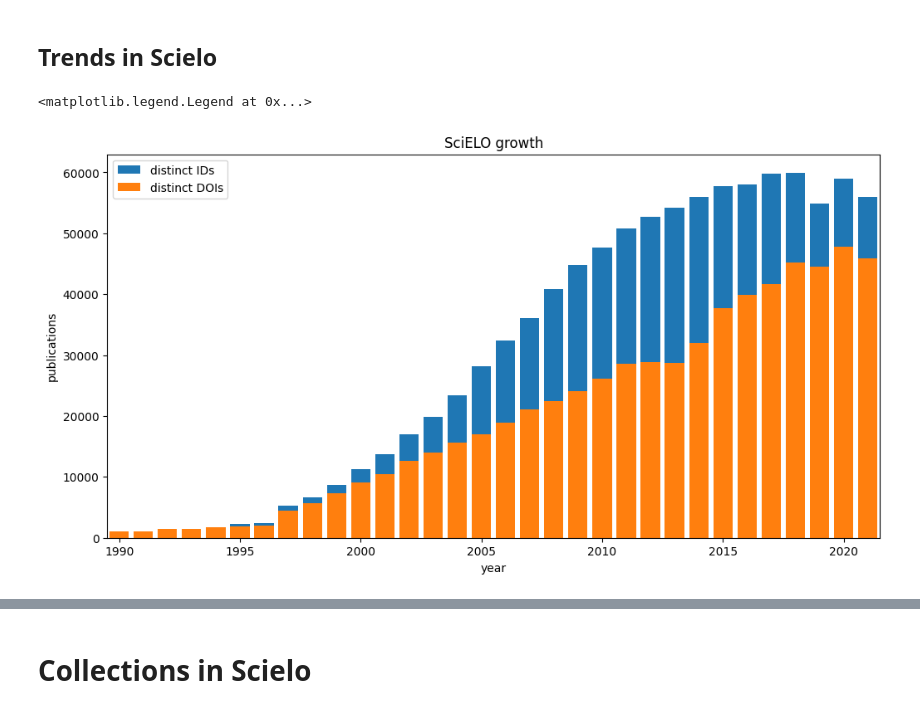
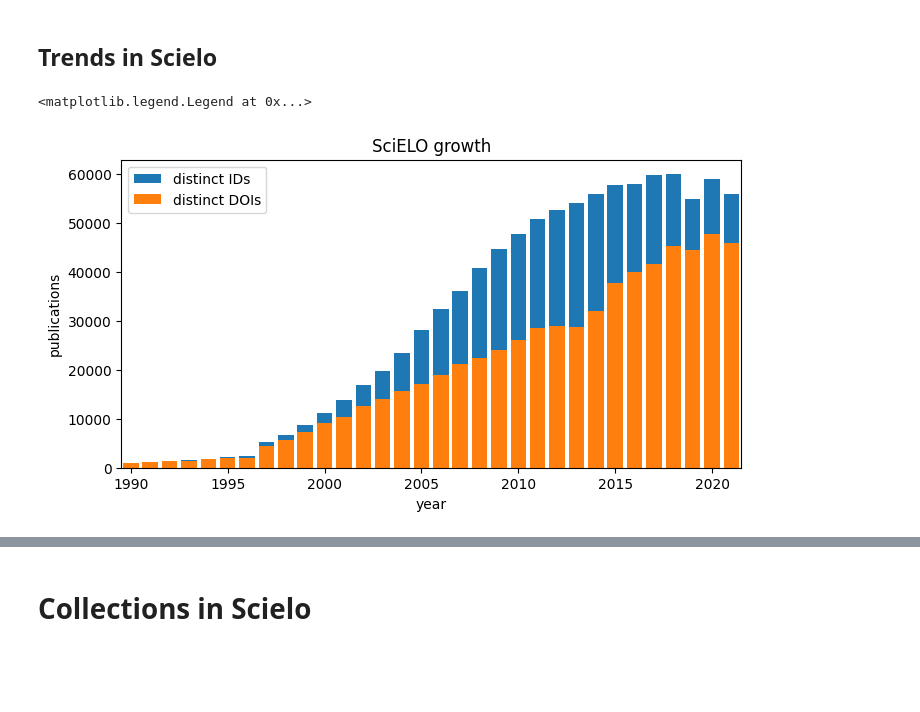
Before and after one commit to alyssonmazoni/scielo_scientometrics, a Jupyter notebook: SciELO_as_a_Scientometric_research_tool.ipynb, the cells around one changed output, grey strips where cells are left out. Saved outputs shown, nothing was run; the diff lists cells and outputs as text; code cells hidden in the pictures; blank space fills up the shorter version.

```diff
--- a/SciELO_as_a_Scientometric_research_tool.ipynb
+++ b/SciELO_as_a_Scientometric_research_tool.ipynb
@@ -173,19 +173,19 @@ ORDER BY pub_year ASC
 # %%
 x = df['year'].values
 dois = df['distinct_dois'].values
 ids = df['distinct_ids'].values
 
-plt.figure(figsize=(12,6))
+plt.figure(figsize=(8,4))
 plt.bar(x,ids)
 plt.bar(x,dois)
 plt.xlim([1989.5,2021.5])
 plt.title('SciELO growth')
 plt.ylabel('publications')
 plt.xlabel('year')
 plt.legend(['distinct IDs','distinct DOIs'])
 # %% [output]
 <matplotlib.legend.Legend at 0x...>
-[figure, old version]
+[figure, new version]
 # %%
 df.to_csv('pubs_years.csv')
 files.download('pubs_years.csv')
```
Also changed, not shown: parts of 6 cells of this notebook.
